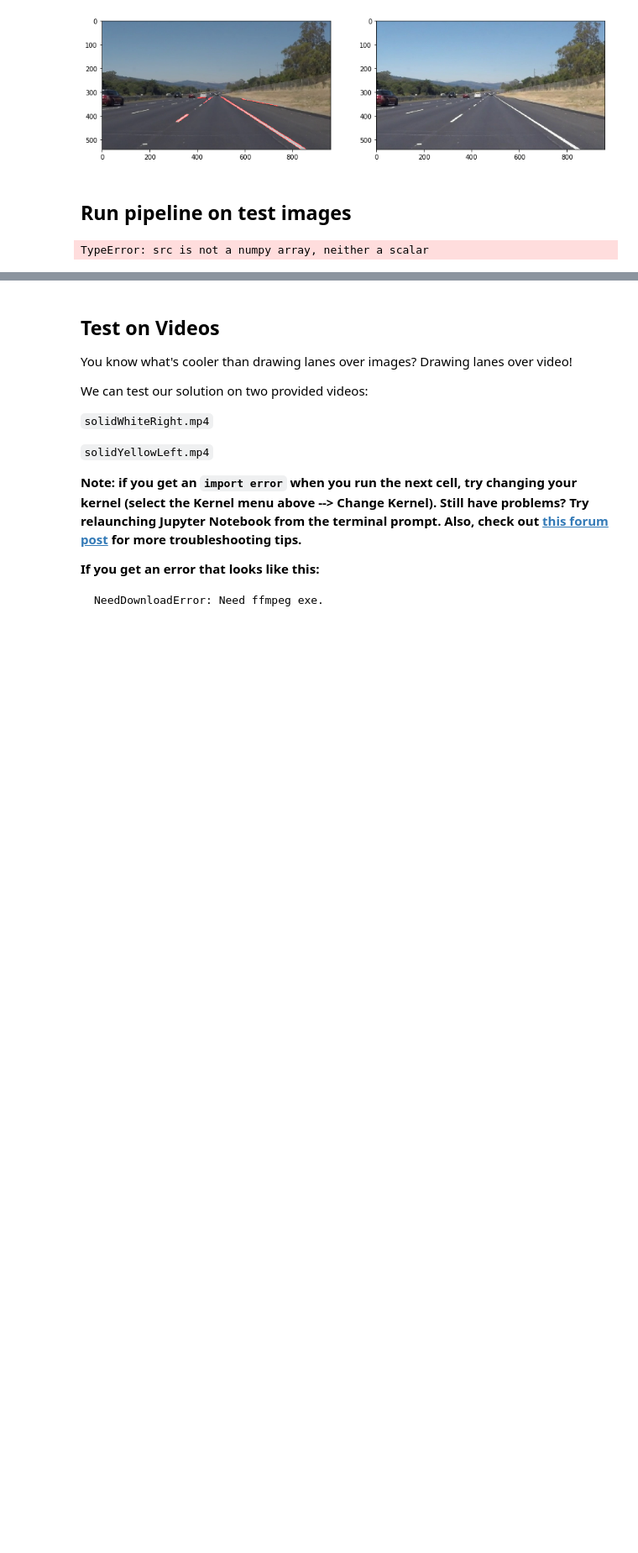
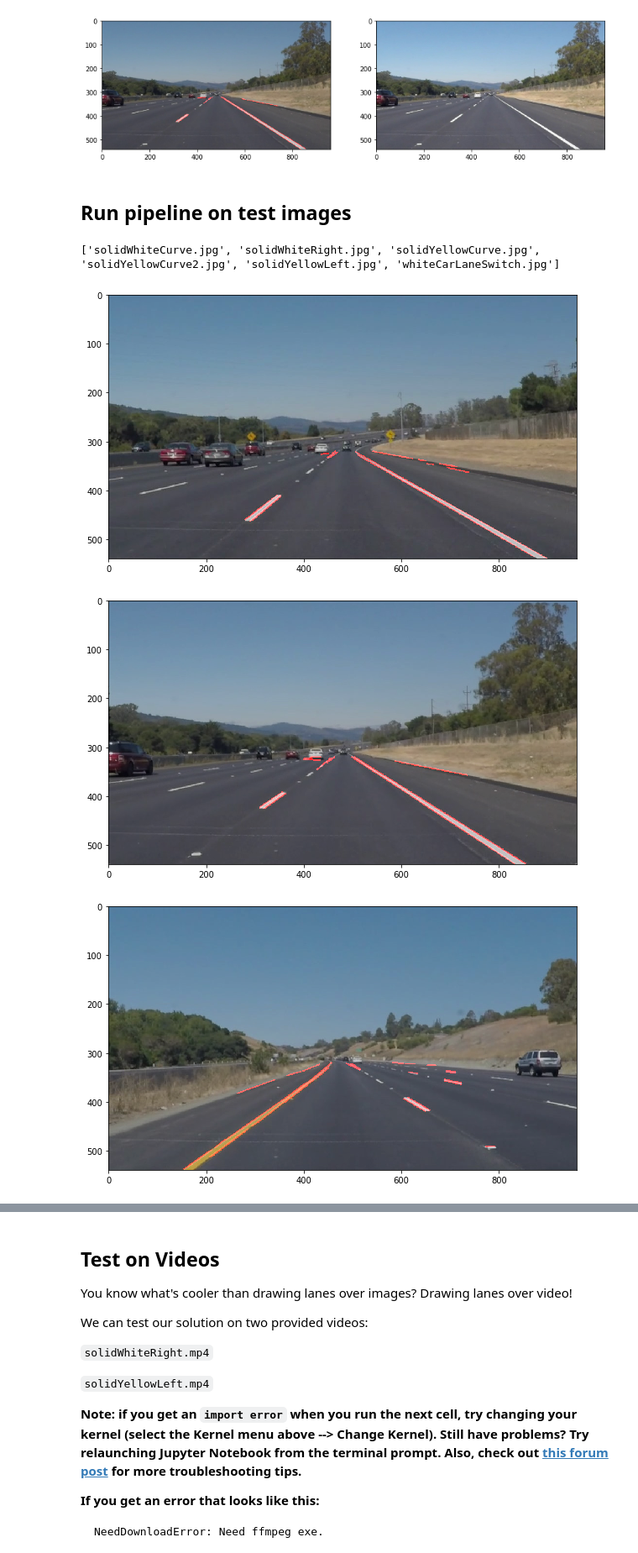
Before and after one commit to adhulipa/CarND-LaneLines-P1, a Jupyter notebook: P1.ipynb, the cells around one changed output, grey strips where cells are left out. Shown at 84% size. Drawn from its saved outputs; the diff is of its cells as text; code cells hidden in the pictures; blank space fills up the shorter version.

```diff
--- a/P1.ipynb
+++ b/P1.ipynb
@@ -176,6 +173,9 @@ Try tuning the various parameters, especially the low and high Canny thresholds
 ## Pipeline
 # %%
 def pipeline(image):
+    # Copy image
+    initial_image = np.copy(image)
+
     # Convert to grayscale
     image = grayscale(image)
     gray_image = np.copy(image)
@@ -219,8 +219,8 @@ def pipeline(image):
                         threshold=50, min_line_len=15, max_line_gap=5)
     hough_image = np.copy(image)
 
-    # Overlay lines over image
-    overlay_image = weighted_img(image, original_image)
+    # Overlay lines over initial image
+    overlay_image = np.copy(weighted_img(image, initial_image))
 
     return overlay_image, gray_image, edges_image, image_cropped_regions, hough_image
 # %%
@@ -265,14 +265,24 @@ plt.imshow(image, cmap='gray')
 [figure]
 # %% [markdown]
 ## Run pipeline on test images
-# %%
-def read_image(filename):
-    image = mpimg.imread(filename)
-    return image
-
-
-# Run over list of test_images
-outputs = [images for image in test_images]
-print(outputs)
-# %% [output]
-TypeError: src is not a numpy array, neither a scalar
+# %%
+import os
+
+def read_image(filename):
+    # Read image
+    image = mpimg.imread(filename)
+    return image
+
+
+# Iterate over test images
+test_images = os.listdir("test_images/")
+print(test_images)
+for file in test_images:
+    final, *_ = pipeline(read_image('test_images/'+file))
+    plt.figure(figsize=(10,10))
+    plt.imshow(final)
+# %% [output]
+['solidWhiteCurve.jpg', 'solidWhiteRight.jpg', 'solidYellowCurve.jpg', 'solidYellowCurve2.jpg', 'solidYellowLeft.jpg', 'whiteCarLaneSwitch.jpg']
+[figure, added]
+[figure, added]
+[figure, added]
```
Also changed, not shown: parts of 4 cells of this notebook, 1 other file.
